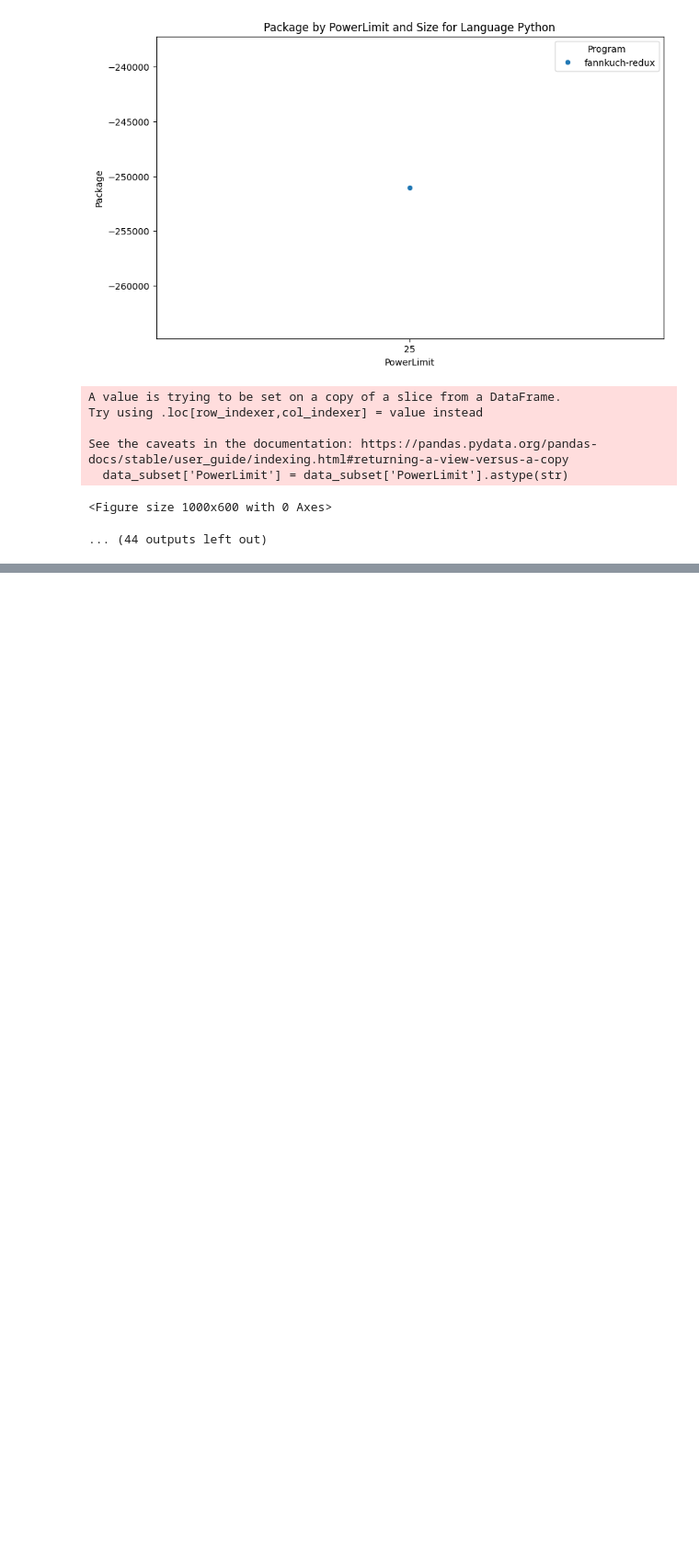
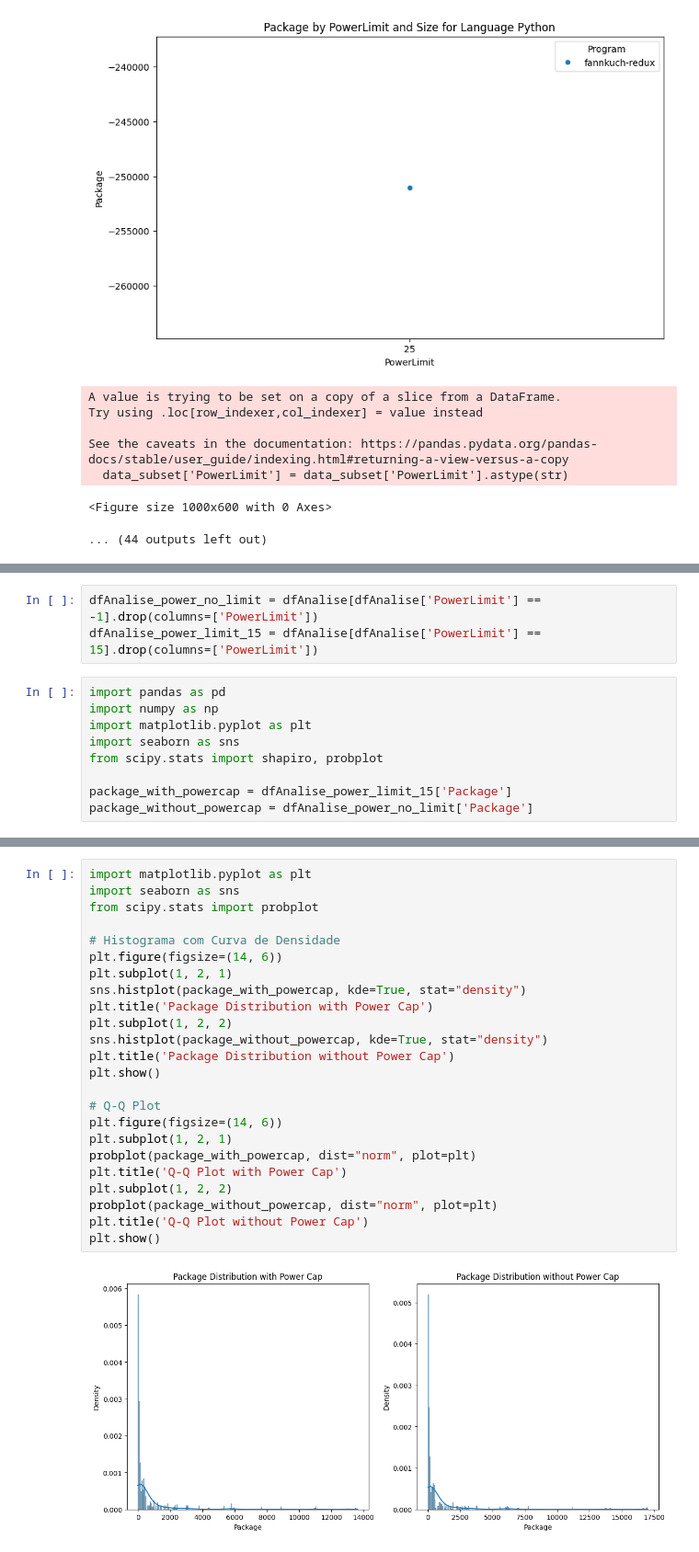
Before and after one commit to LuisMPSilva01/Energy-Languages-PowerCap, a Jupyter notebook: NoteBooks/statistics.ipynb, the cells around one changed output, grey strips where cells are left out. Shown at 92% size. Saved outputs shown, nothing was run; the diff lists cells and outputs as text; blank space fills up the shorter version.

```diff
--- a/NoteBooks/statistics.ipynb
+++ b/NoteBooks/statistics.ipynb
@@ -1005,0 +995,12 @@ See the caveats in the documentation: https://pandas.pydata.org/pandas-docs/stab
+# %%
+dfAnalise_power_no_limit = dfAnalise[dfAnalise['PowerLimit'] == -1].drop(columns=['PowerLimit'])
+dfAnalise_power_limit_15 = dfAnalise[dfAnalise['PowerLimit'] == 15].drop(columns=['PowerLimit'])
+# %%
+import pandas as pd
+import numpy as np
+import matplotlib.pyplot as plt
+import seaborn as sns
+from scipy.stats import shapiro, probplot
+
+package_with_powercap = dfAnalise_power_limit_15['Package']
+package_without_powercap = dfAnalise_power_no_limit['Package']
@@ -1005,0 +1018,26 @@ See the caveats in the documentation: https://pandas.pydata.org/pandas-docs/stab
+# %%
+import matplotlib.pyplot as plt
+import seaborn as sns
+from scipy.stats import probplot
+
+# Histograma com Curva de Densidade
+plt.figure(figsize=(14, 6))
+plt.subplot(1, 2, 1)
+sns.histplot(package_with_powercap, kde=True, stat="density")
+plt.title('Package Distribution with Power Cap')
+plt.subplot(1, 2, 2)
+sns.histplot(package_without_powercap, kde=True, stat="density")
+plt.title('Package Distribution without Power Cap')
+plt.show()
+
+# Q-Q Plot
+plt.figure(figsize=(14, 6))
+plt.subplot(1, 2, 1)
+probplot(package_with_powercap, dist="norm", plot=plt)
+plt.title('Q-Q Plot with Power Cap')
+plt.subplot(1, 2, 2)
+probplot(package_without_powercap, dist="norm", plot=plt)
+plt.title('Q-Q Plot without Power Cap')
+plt.show()
+# %% [output]
+[figure, added]
```
Also changed, not shown: parts of 16 cells of this notebook.
